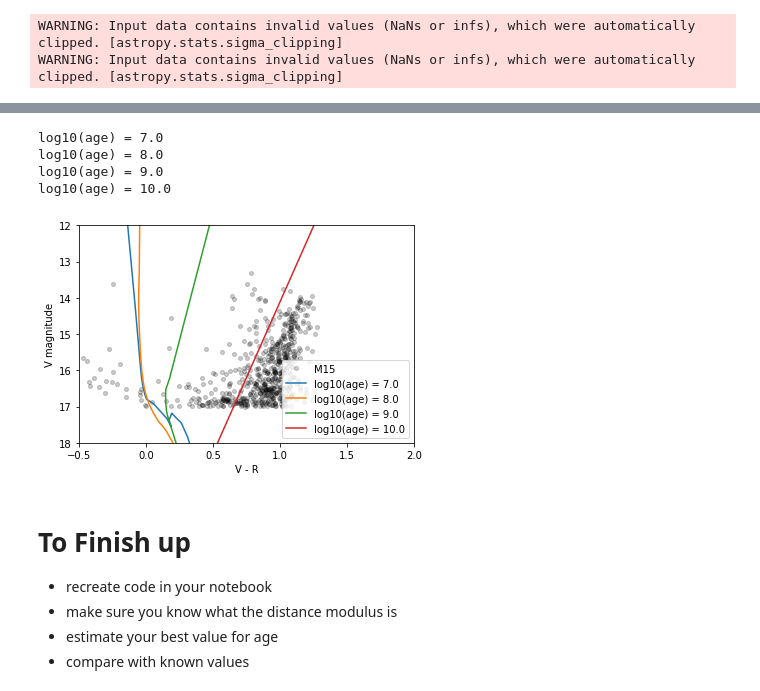
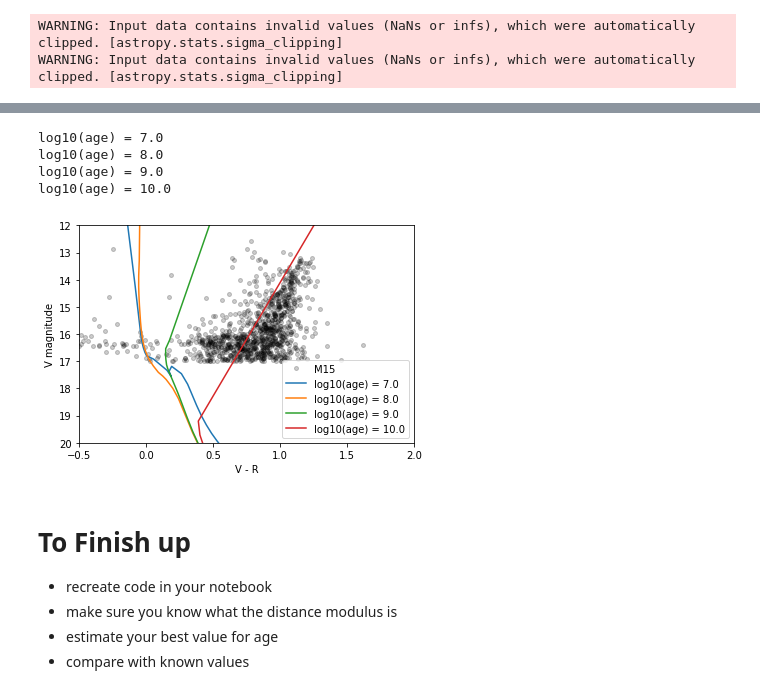
Before and after one commit to rfinn/obsastro, a Jupyter notebook: notebooks/HR-diagram.ipynb, the cells around one changed output, grey strips where cells are left out. Cells and saved outputs as stored; diff of their text form; code cells hidden in the pictures.

Commit message:
HR diagram

```diff
--- a/notebooks/HR-diagram.ipynb
+++ b/notebooks/HR-diagram.ipynb
@@ -227,7 +246,7 @@ display_image(m15ave_r,rawdata=True,percent=98)
 # %%
 rimage = m15ave_r
 vimage = m15ave_v
-snr_threshold = 10
+snr_threshold = 5
 # read in first image
 data_r, header_r = rimage.data, rimage.header
 # estimate background counts in image
@@ -264,21 +293,21 @@ WARNING: Input data contains invalid values (NaNs or infs), which were automatic
 # %%
 plt.figure()
 plt.plot(vmag_m15-rmag_m15,vmag_m15,'ko',markersize=4,alpha=.2,label='M15')
 plt.xlim(-.5,2)
 plt.ylabel('V magnitude')
 plt.xlabel('V - R')
 
 distmod=15 # googled this - find a reference
 plot_isochrones(distmod)
 plt.legend()
-plt.axis([-.5,2,12,18])
+plt.axis([-.5,2,12,20])
 plt.gca().invert_yaxis()
 # %% [output]
 log10(age) = 7.0
 log10(age) = 8.0
 log10(age) = 9.0
 log10(age) = 10.0
-[figure, old version]
+[figure, new version]
 # %% [markdown]
 # To Finish up
 
```
Also changed, not shown: parts of 5 cells of this notebook.
